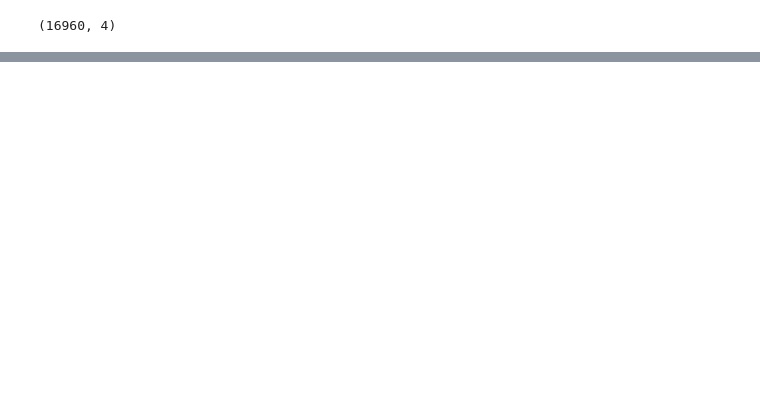
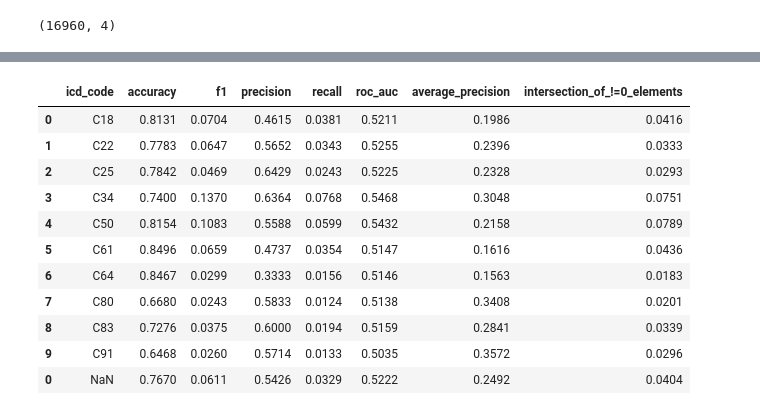
Before and after one commit to dwemer8/Revealing-interconnections-between-diseases, a Jupyter notebook: llm/compare_scores.ipynb, the cells around one changed output, grey strips where cells are left out. Saved outputs shown, nothing was run; the diff lists cells and outputs as text; code cells hidden in the pictures; blank space fills up the shorter version.

```diff
--- a/llm/compare_scores.ipynb
+++ b/llm/compare_scores.ipynb
@@ -192 +199,16 @@ intersection_of_!=0_elements    0.0689
 dtype: float64
+# %%
+pd.concat([results_df, pd.DataFrame.from_records([mean_results.to_dict()])], axis=0)
+# %% [output]
+|  | icd_code | accuracy | f1 | precision | recall | roc_auc | average_precision | intersection_of_!=0_elements |
+| 0 | C18 | 0.8131 | 0.0704 | 0.4615 | 0.0381 | 0.5211 | 0.1986 | 0.0416 |
+| 1 | C22 | 0.7783 | 0.0647 | 0.5652 | 0.0343 | 0.5255 | 0.2396 | 0.0333 |
+| 2 | C25 | 0.7842 | 0.0469 | 0.6429 | 0.0243 | 0.5225 | 0.2328 | 0.0293 |
+| 3 | C34 | 0.7400 | 0.1370 | 0.6364 | 0.0768 | 0.5468 | 0.3048 | 0.0751 |
+| 4 | C50 | 0.8154 | 0.1083 | 0.5588 | 0.0599 | 0.5432 | 0.2158 | 0.0789 |
+| 5 | C61 | 0.8496 | 0.0659 | 0.4737 | 0.0354 | 0.5147 | 0.1616 | 0.0436 |
+| 6 | C64 | 0.8467 | 0.0299 | 0.3333 | 0.0156 | 0.5146 | 0.1563 | 0.0183 |
+| 7 | C80 | 0.6680 | 0.0243 | 0.5833 | 0.0124 | 0.5138 | 0.3408 | 0.0201 |
+| 8 | C83 | 0.7276 | 0.0375 | 0.6000 | 0.0194 | 0.5159 | 0.2841 | 0.0339 |
+| 9 | C91 | 0.6468 | 0.0260 | 0.5714 | 0.0133 | 0.5035 | 0.3572 | 0.0296 |
+| 0 | NaN | 0.7670 | 0.0611 | 0.5426 | 0.0329 | 0.5222 | 0.2492 | 0.0404 |
```
Also changed, not shown: parts of 14 cells of this notebook, 8 other files.
